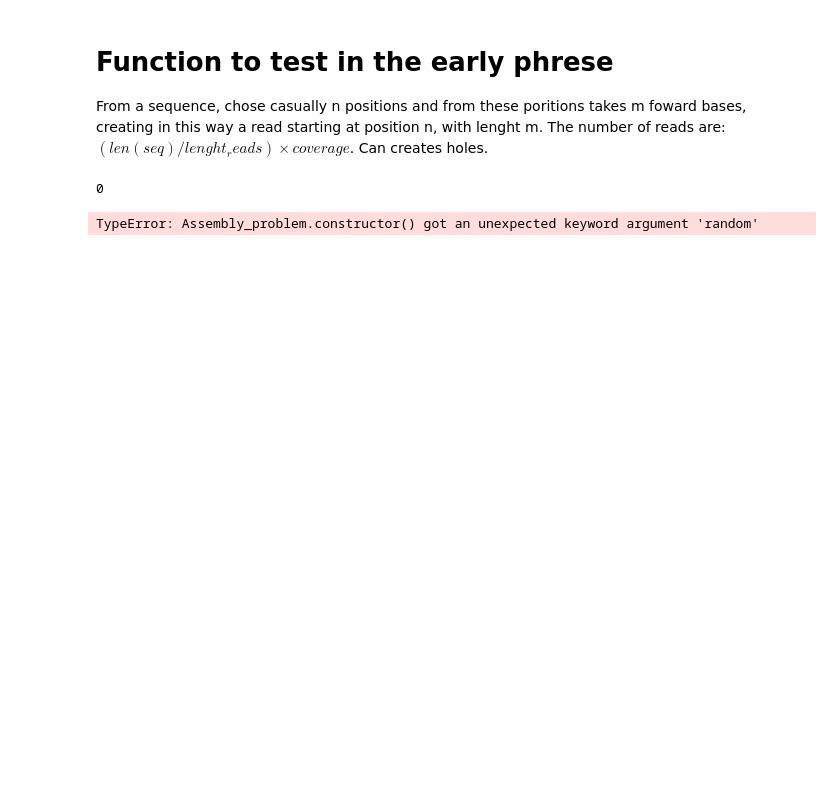
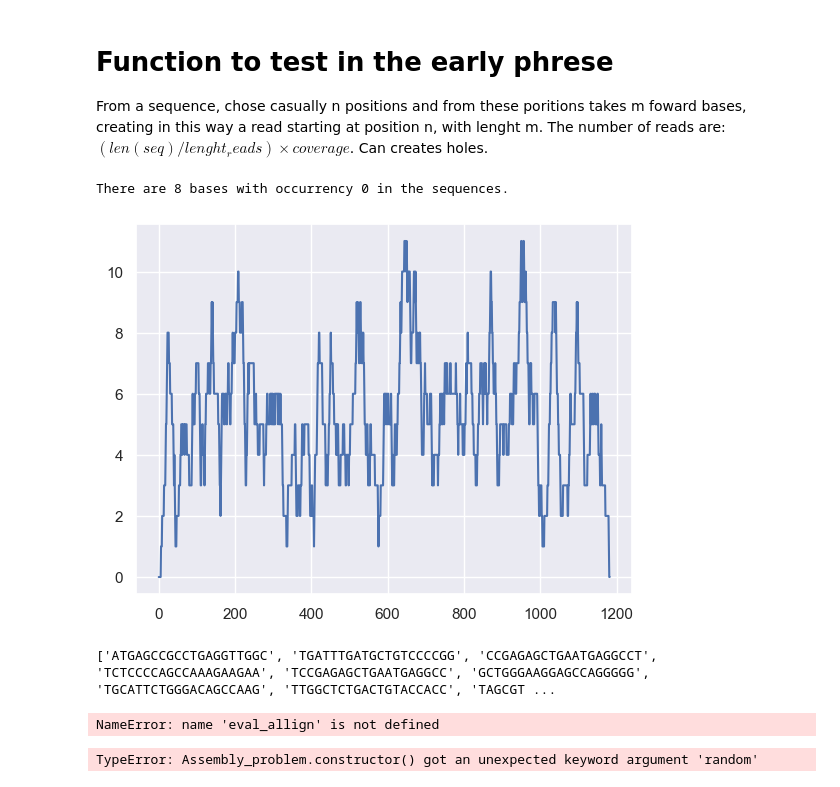
Before and after one commit to filippomirul/Ant_colony_assembly, a Jupyter notebook: ANT_assembly.ipynb, the cells around one changed output. Drawn from its saved outputs; the diff is of its cells as text; code cells hidden in the pictures; blank space fills up the shorter version.

```diff
--- a/ANT_assembly.ipynb
+++ b/ANT_assembly.ipynb
@@ -18,3 +21 @@ import random
 # %%
-
-
@@ -22,20 +23,31 @@ ref = """ATGGAGGAGCCGCAGTCAGATCCTAGCGTCGAGCCCCCTCTGAGTCAGGAAACATTTTCAGACCTATGGAA
-def comstum_reads(seq: str, length_reads = 10, coverage = 5) -> list:
+def comstum_reads(seq: str, length_reads = 10, coverage = 5, verbose = False) -> list:
 
     """The function split the sequence in input in reads.
     The splitting is done using random numbers, the amount of reds is given by: (len(seq)/length_read)*coverage.
     """
 
     number_of_reads = int(len(seq)/length_reads) * coverage
     starting_pos = random.sample(range(0, len(seq)-length_reads), number_of_reads)
     reads = []
 
     for num in starting_pos:
         reads.append(seq[num:num+length_reads])
 
-    return reads, starting_pos
+    if verbose == True:
+        y = [0 for i in range(0,len(ref)+1)]
+        for i in starting_pos:
+            for j in range(i, i+length_reads+1):
+                y[j] += 1
+        sns.set_theme(style="darkgrid")
+        sns.lineplot(y)
+        print(f"There are {y.count(0)} bases with occurrency 0 in the sequences.")
 
-ob = comstum_reads(ref, length_reads=20)
-reads = ob[0]
+    return reads
+
+reads = comstum_reads(ref, length_reads=20, verbose=True)
+# %% [output]
+There are 8 bases with occurrency 0 in the sequences.
+[figure, added]
 # %%
 def eval_allign(reads:list, par = [2, -5, -22, -5]):
     """Funtion that evaulate the alignment
@@ -145,13 +157,19 @@ def reconstruct_sequence(path:list, reads:list, positions:list) -> str:
             cnt += 1
 
     return tot_seq
-# %%
-# pairwise2.align.globalm(ref,"ATTGACAC" ,3,-5)[0]
-# help(pairwise2.align.globalmx)
-
-t = 12
-p = 230
-num = float(f"{t}.{p}1")
-int(str(4.0).split(".")[1])
-# %% [output]
-0
+# %%
+# pairwise2.align.globalm(ref,"ATTGACAC" ,3,-5)[0]
+# help(pairwise2.align.globalmx)
+
+
+#test
+# reads = comstum_reads(ref, length_reads=30)
+print(reads)
+mat = eval_allign(reads)
+mat[0:5,0:5]
+ss = reconstruct_sequence([(0,1),(1,2),(2,4)], reads=reads, positions=mat)
+print(reads[0], reads[1],reads[2], reads[4])
+print(ss,len(ss))
+# %% [output]
+['ATGAGCCGCCTGAGGTTGGC', 'TGATTTGATGCTGTCCCCGG', 'CCGAGAGCTGAATGAGGCCT', 'TCTCCCCAGCCAAAGAAGAA', 'TCCGAGAGCTGAATGAGGCC', 'GCTGGGAAGGAGCCAGGGGG', 'TGCATTCTGGGACAGCCAAG', 'TTGGCTCTGACTGTACCACC', 'TAGCGT ...
+NameError: name 'eval_allign' is not defined
```
Also changed, not shown: parts of 2 cells of this notebook.
